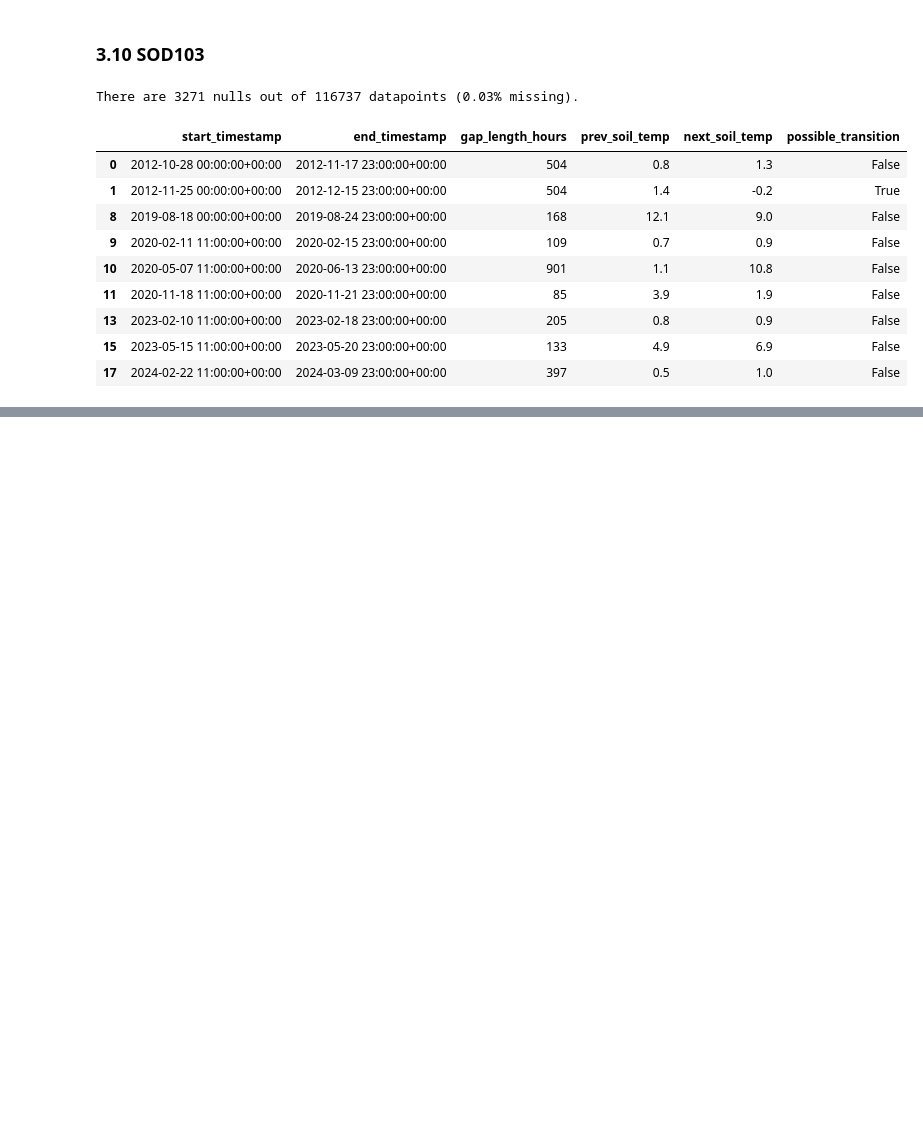
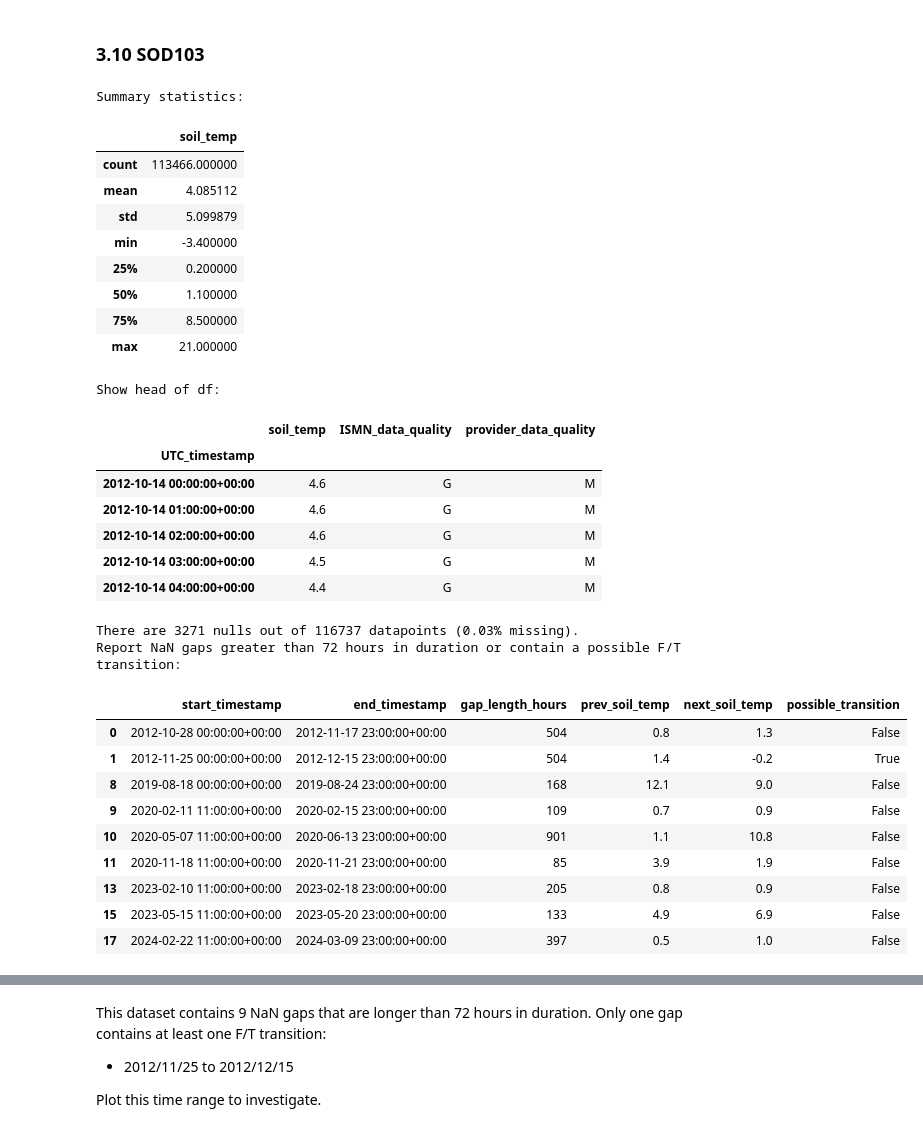
Before and after one commit to gerezk/freeze-thaw-soil-prediction, a Jupyter notebook: notebooks/ISMN_data_cleaning.ipynb, the cells around one changed output, grey strips where cells are left out. Drawn from its saved outputs; the diff is of its cells as text; code cells hidden in the pictures; blank space fills up the shorter version.

Commit message:
Split reporting and preprocessing; finish ISMN data cleaning

```diff
--- a/notebooks/ISMN_data_cleaning.ipynb
+++ b/notebooks/ISMN_data_cleaning.ipynb
@@ -600,20 +653,45 @@ SOD012_df.to_csv(cleaned_data_path / f'{str(dir_SOD012)}_{short_variable}_{max_d
 # %%
 SOD103_df = soil_temp_data_cleaning(data_path=raw_data_path / dir_SOD103,
                                     depth=max_depth,
                                     short_feature=short_variable,
                                     long_feature=long_variable,
-                                    station_name=str(dir_SOD012),
                                     temp_threshold=threshold)
+
+soil_temp_data_reporting(SOD103_df, long_feature=long_variable, station_name=str(dir_SOD103))
 # %% [output]
-There are 3271 nulls out of 116737 datapoints (0.03% missing).
+Summary statistics:
-|  | start_timestamp | end_timestamp | gap_length_hours | prev_soil_temp | next_soil_temp | possible_transition |
-| 0 | 2012-10-28 00:00:00+00:00 | 2012-11-17 23:00:00+00:00 | 504 | 0.8 | 1.3 | False |
-| 1 | 2012-11-25 00:00:00+00:00 | 2012-12-15 23:00:00+00:00 | 504 | 1.4 | -0.2 | True |
-| 8 | 2019-08-18 00:00:00+00:00 | 2019-08-24 23:00:00+00:00 | 168 | 12.1 | 9.0 | False |
-| 9 | 2020-02-11 11:00:00+00:00 | 2020-02-15 23:00:00+00:00 | 109 | 0.7 | 0.9 | False |
-| 10 | 2020-05-07 11:00:00+00:00 | 2020-06-13 23:00:00+00:00 | 901 | 1.1 | 10.8 | False |
-| 11 | 2020-11-18 11:00:00+00:00 | 2020-11-21 23:00:00+00:00 | 85 | 3.9 | 1.9 | False |
-| 13 | 2023-02-10 11:00:00+00:00 | 2023-02-18 23:00:00+00:00 | 205 | 0.8 | 0.9 | False |
-| 15 | 2023-05-15 11:00:00+00:00 | 2023-05-20 23:00:00+00:00 | 133 | 4.9 | 6.9 | False |
-| 17 | 2024-02-22 11:00:00+00:00 | 2024-03-09 23:00:00+00:00 | 397 | 0.5 | 1.0 | False |
+|  | soil_temp |
+| count | 113466.000000 |
+| mean | 4.085112 |
+| std | 5.099879 |
+| min | -3.400000 |
+| 25% | 0.200000 |
+| 50% | 1.100000 |
+| 75% | 8.500000 |
+| max | 21.000000 |
+Show head of df:
+|  | soil_temp | ISMN_data_quality | provider_data_quality |
+| UTC_timestamp |  |  |  |
+| 2012-10-14 00:00:00+00:00 | 4.6 | G | M |
+| 2012-10-14 01:00:00+00:00 | 4.6 | G | M |
+| 2012-10-14 02:00:00+00:00 | 4.6 | G | M |
+| 2012-10-14 03:00:00+00:00 | 4.5 | G | M |
+| 2012-10-14 04:00:00+00:00 | 4.4 | G | M |
+There are 3271 nulls out of 116737 datapoints (0.03% missing).
+Report NaN gaps greater than 72 hours in duration or contain a possible F/T transition:
+|  | start_timestamp | end_timestamp | gap_length_hours | prev_soil_temp | next_soil_temp | possible_transition |
+| 0 | 2012-10-28 00:00:00+00:00 | 2012-11-17 23:00:00+00:00 | 504 | 0.8 | 1.3 | False |
+| 1 | 2012-11-25 00:00:00+00:00 | 2012-12-15 23:00:00+00:00 | 504 | 1.4 | -0.2 | True |
+| 8 | 2019-08-18 00:00:00+00:00 | 2019-08-24 23:00:00+00:00 | 168 | 12.1 | 9.0 | False |
+| 9 | 2020-02-11 11:00:00+00:00 | 2020-02-15 23:00:00+00:00 | 109 | 0.7 | 0.9 | False |
+| 10 | 2020-05-07 11:00:00+00:00 | 2020-06-13 23:00:00+00:00 | 901 | 1.1 | 10.8 | False |
+| 11 | 2020-11-18 11:00:00+00:00 | 2020-11-21 23:00:00+00:00 | 85 | 3.9 | 1.9 | False |
+| 13 | 2023-02-10 11:00:00+00:00 | 2023-02-18 23:00:00+00:00 | 205 | 0.8 | 0.9 | False |
+| 15 | 2023-05-15 11:00:00+00:00 | 2023-05-20 23:00:00+00:00 | 133 | 4.9 | 6.9 | False |
+| 17 | 2024-02-22 11:00:00+00:00 | 2024-03-09 23:00:00+00:00 | 397 | 0.5 | 1.0 | False |
 [figure]
+# %% [markdown]
+This dataset contains 9 NaN gaps that are longer than 72 hours in duration. Only one gap contains at least one F/T transition:
+- 2012/11/25 to 2012/12/15
+
+Plot this time range to investigate.
```
Also changed, not shown: parts of 76 cells of this notebook, 1 other file.
